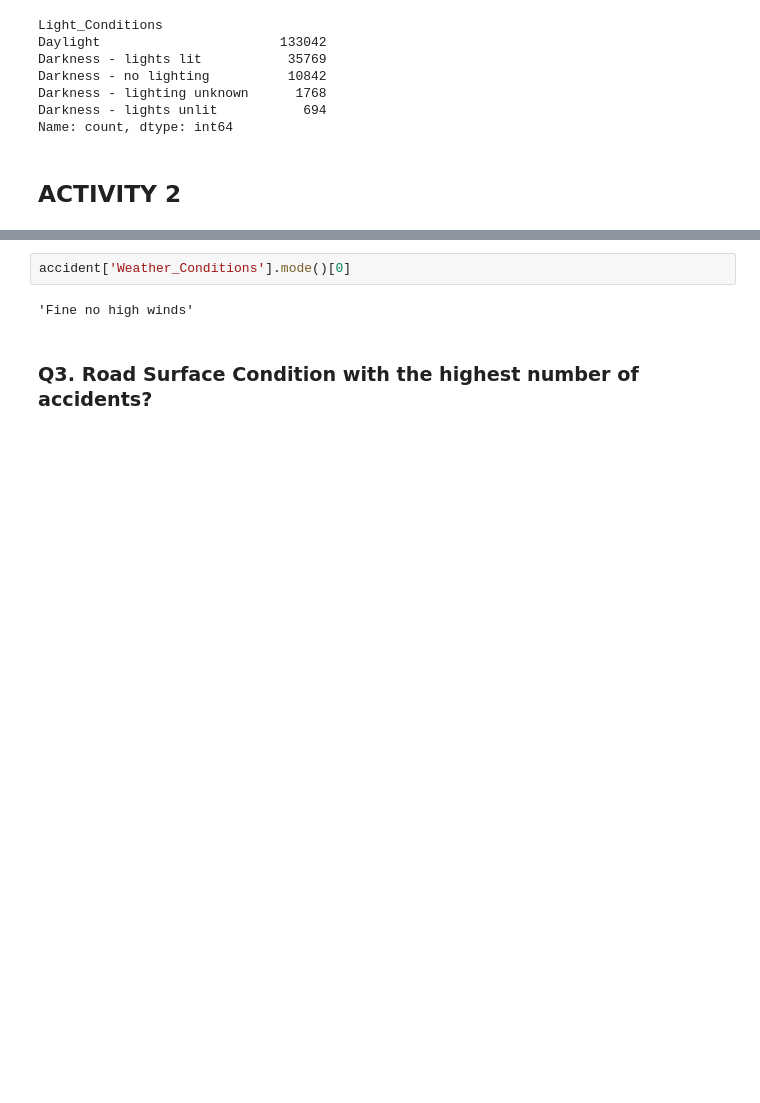
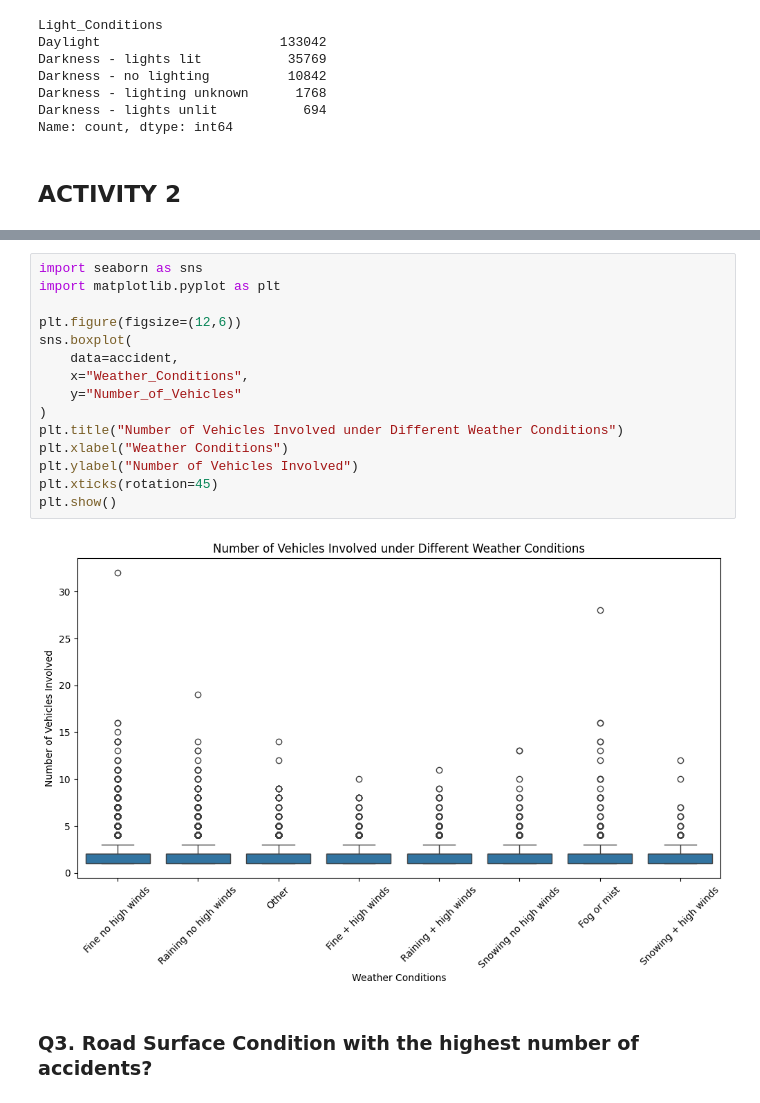
Before and after one commit to CheloMacatangay/ACT2, a Jupyter notebook: Activity2.ipynb, the cells around one changed output, grey strips where cells are left out. Drawn from its saved outputs; the diff is of its cells as text; blank space fills up the shorter version.

```diff
--- a/Activity2.ipynb
+++ b/Activity2.ipynb
@@ -159,7 +165,20 @@ Name: count, dtype: int64
 # %%
-accident['Weather_Conditions'].mode()[0]
+import seaborn as sns
+import matplotlib.pyplot as plt
+
+plt.figure(figsize=(12,6))
+sns.boxplot(
+    data=accident,
+    x="Weather_Conditions",
+    y="Number_of_Vehicles"
+)
+plt.title("Number of Vehicles Involved under Different Weather Conditions")
+plt.xlabel("Weather Conditions")
+plt.ylabel("Number of Vehicles Involved")
+plt.xticks(rotation=45)
+plt.show()
 # %% [output]
-'Fine no high winds'
+[figure, added]
 # %% [markdown]
 <h3>Q3. Road Surface Condition with the highest number of accidents?</h3>
 # %%
```
Also changed, not shown: parts of 35 cells of this notebook.
